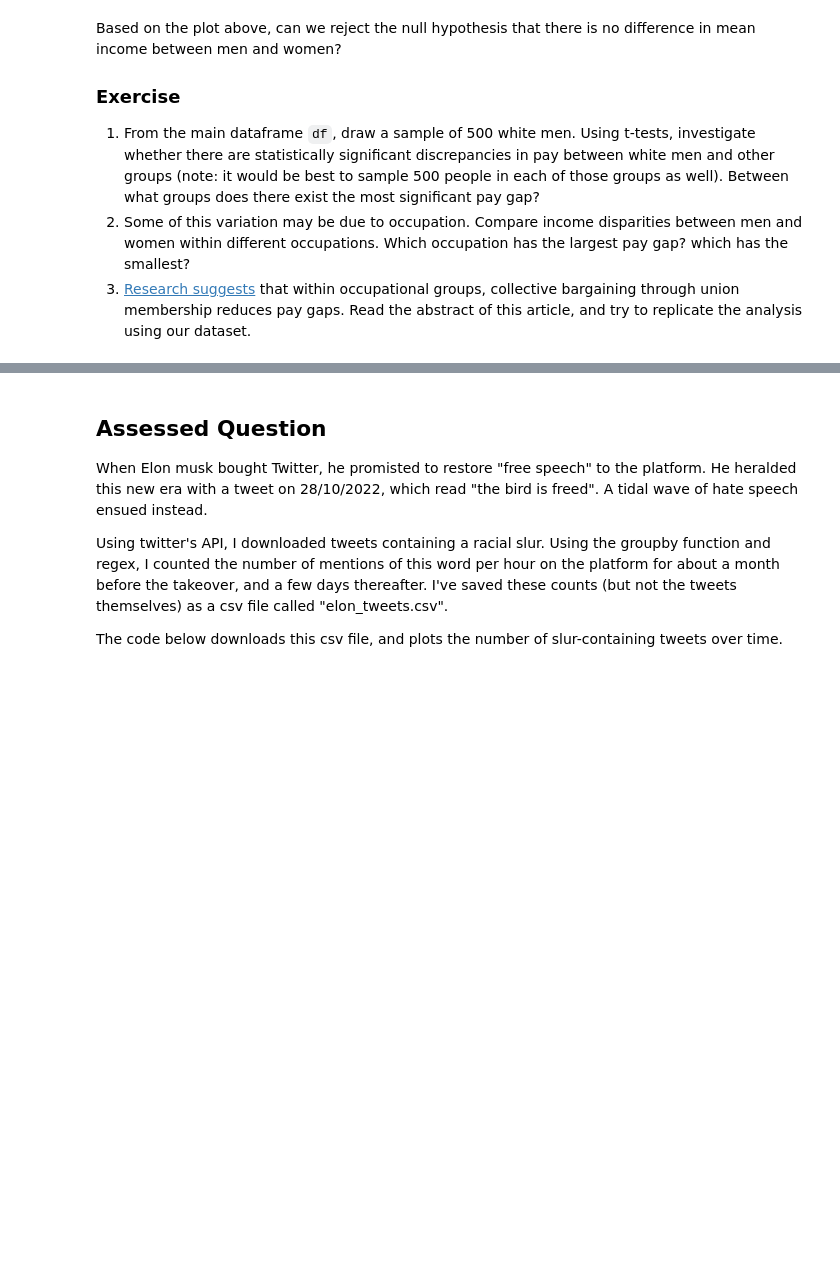
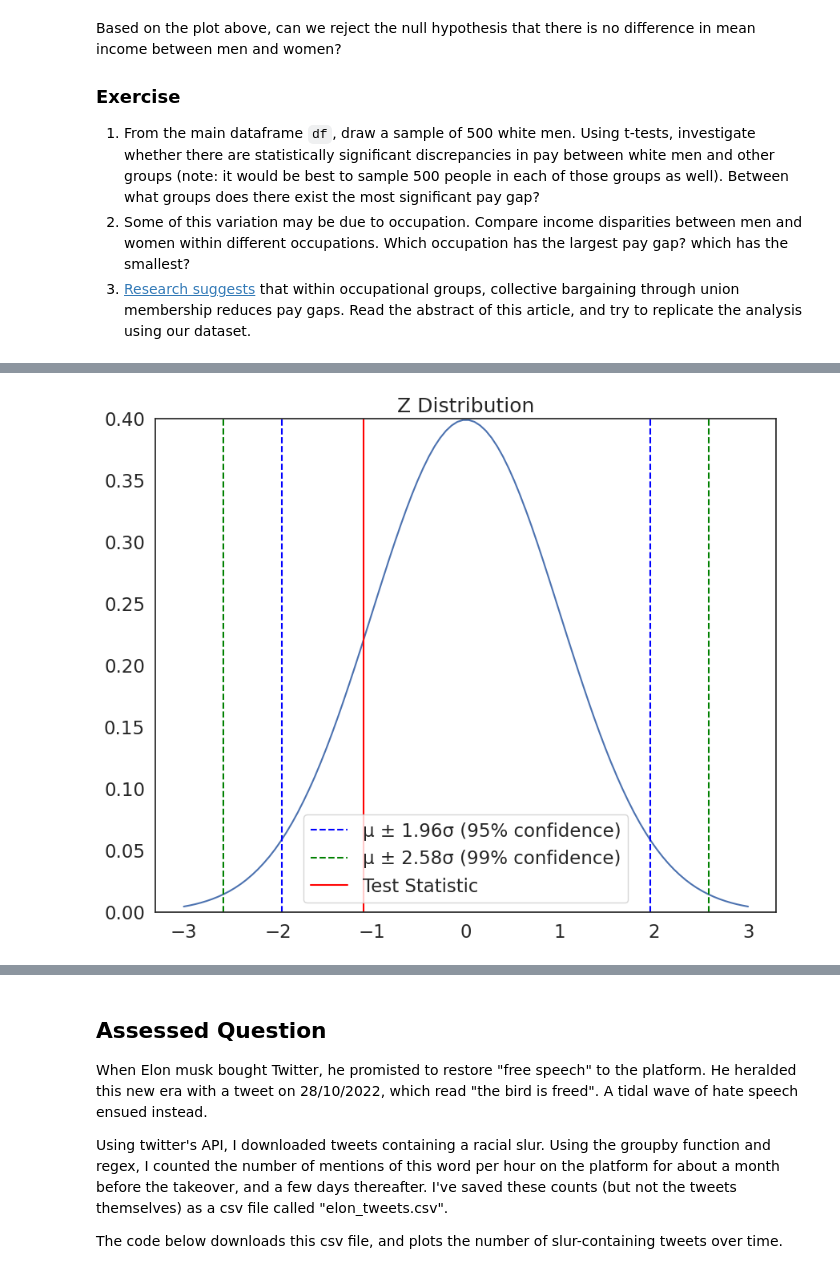
Before and after one commit to lawmianyi/QM2, a Jupyter notebook: notebooks/W07. Hypothesis Testing.ipynb, the cells around one changed output, grey strips where cells are left out. Drawn from its saved outputs; the diff is of its cells as text; code cells hidden in the pictures; blank space fills up the shorter version.

```diff
--- a/notebooks/W07. Hypothesis Testing.ipynb
+++ b/notebooks/W07. Hypothesis Testing.ipynb
@@ -338,0 +319,2 @@ plot_z(t) # plot the test statistic on the z distribution
+# %%
+non_hispanic_men = df[(df['sex'] == 1) & (df['race'] == 4)].sample(n=500, random_state=42)
@@ -338,0 +327,4 @@ plot_z(t) # plot the test statistic on the z distribution
+# %%
+plot_z(t__)
+# %% [output]
+[figure, added]
```
Also changed, not shown: parts of 16 cells of this notebook.
